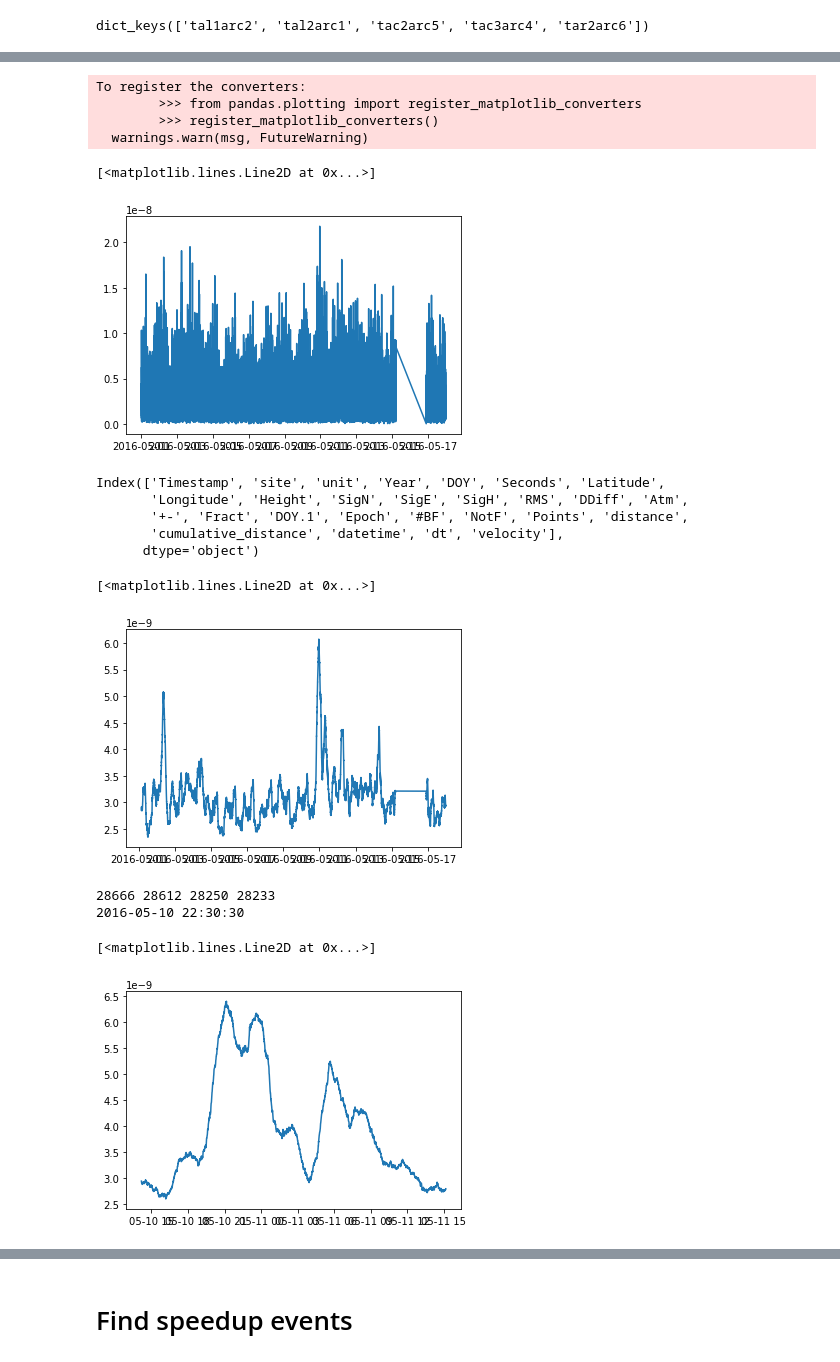
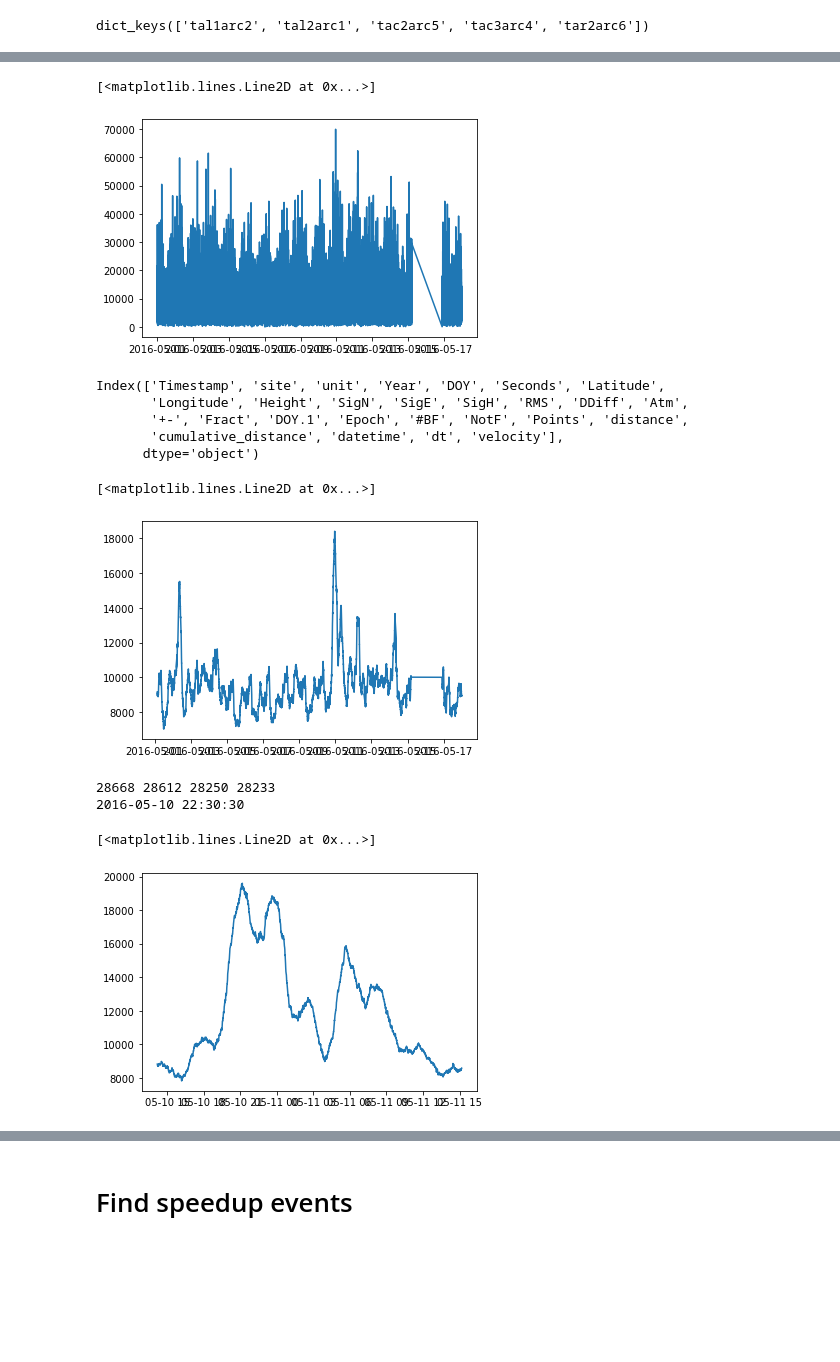
Before and after one commit to arrran/PhD_data_chapter, a Jupyter notebook: Jupyter/TASMAN/1_update_GNSS_details.ipynb, the cells around one changed output, grey strips where cells are left out. Cells and saved outputs as stored; diff of their text form; code cells hidden in the pictures; blank space fills up the shorter version.

Commit message:
distance working well in transverse mercator

```diff
--- a/Jupyter/TASMAN/1_update_GNSS_details.ipynb
+++ b/Jupyter/TASMAN/1_update_GNSS_details.ipynb
@@ -38 +40,9 @@ dict_keys(['tal1arc2', 'tal2arc1', 'tac2arc5', 'tac3arc4', 'tar2arc6'])
+# %%
+gdfs = {}
+
+for df in dfs:
+    geometry = [Point(xy) for xy in zip(dfs[df].Longitude, dfs[df].Latitude)]
+    gdfs[df] = GeoDataFrame(dfs[df], crs={'init': 'epsg:4326'}, geometry=geometry)
+
+    gdfs[df] = gdfs[df].rename(columns={'geometry': 'Points'}).set_geometry('Points').to_crs(epsg=2193)
 # %% [markdown]
@@ -40,19 +50,19 @@ dict_keys(['tal1arc2', 'tal2arc1', 'tac2arc5', 'tac3arc4', 'tar2arc6'])
 # %%
-for df in dfs:
+for gdf in gdfs:
+    gdfs[gdf] = gdfs[gdf].to_crs({'init': 'epsg:2193'} )
 
-    dfs[df]["Points"] = [Point(xy) for xy in zip(dfs[df].Latitude, dfs[df].Longitude)]
+    distance_from_prev = [Point.distance(gdfs[gdf].Points[i]) for i,Point in enumerate(gdfs[gdf].Points[1:])] #note the 1:, equivalent to i+1
+    distance_from_prev.insert(0,0)
+    gdfs[gdf]["distance"] =pd.Series( distance_from_prev)
 
-    distance_from_prev = [Point.distance(dfs[df].Points[i]) for i,Point in enumerate(dfs[df].Points[1:])] #note the 1:, equivalent to i+1
-    distance_from_prev.insert(0,0)
+    gdfs[gdf]["cumulative_distance"] = pd.Series.cumsum(gdfs[gdf]["distance"])
 
-    dfs[df]["distance"] =pd.Series( distance_from_prev)
+    gdfs[gdf]["datetime"] = pd.Series([datetime.datetime.fromtimestamp(timestamp) for timestamp in gdfs[gdf].Timestamp])
 
-    dfs[df]["cumulative_distance"] = dfs[df].distance.cumsum()
+    gdfs[gdf]["dt"] = gdfs[gdf]["Timestamp"].diff()
 
-    dfs[df]["datetime"] = pd.Series([datetime.datetime.fromtimestamp(timestamp) for timestamp in dfs[df].Timestamp])
+    gdfs[gdf]["velocity"] = pd.Series([d/gdfs[gdf].dt[i] for i,d in enumerate(gdfs[gdf]["distance"])])
 
-    dfs[df]["dt"] = dfs[df]["Timestamp"].diff()
-
-    dfs[df]["velocity"] = [d/dfs[df].dt[i] for i,d in enumerate(dfs[df].distance)]
+    gdfs[gdf]["velocity"] = gdfs[gdf]["velocity"].multiply(60*60*24*365.25) #convert to m/a
 
     dfs[df].to_csv(f"/Volumes/arc_02/whitefar/DATA/TASMAN/GNSS_ABSOLUTE/GNSS_dataframe/{df}_moreattributes.csv")
@@ -118,12 +92,8 @@ Name: Points, Length: 47167, dtype: object
 
 #     dfs[df] = dfs[df].rename(columns={'geometry': 'Points'})
 # %%
-plt.plot(dfs['tal1arc2'].datetime,dfs['tal1arc2'].velocity)
+plt.plot(gdfs['tal1arc2'].datetime,gdfs['tal1arc2'].velocity)
 # %% [output]
-To register the converters:
-        >>> from pandas.plotting import register_matplotlib_converters
-        >>> register_matplotlib_converters()
-  warnings.warn(msg, FutureWarning)
+[<matplotlib.lines.Line2D at 0x...>]
-[<matplotlib.lines.Line2D at 0x...>]
-[figure, old version]
+[figure, new version]
 # %%
@@ -135,27 +105,27 @@ Index(['Timestamp', 'site', 'unit', 'Year', 'DOY', 'Seconds', 'Latitude',
        'cumulative_distance', 'datetime', 'dt', 'velocity'],
       dtype='object')
 # %%
-plt.plot(dfs['tal1arc2'].datetime,dfs['tal1arc2'].velocity.rolling(window=400).mean())
+plt.plot(gdfs['tal1arc2'].datetime,gdfs['tal1arc2'].velocity.rolling(window=400).mean())
 # %% [output]
 [<matplotlib.lines.Line2D at 0x...>]
-[figure, old version]
+[figure, new version]
 # %%
-peak3 = np.argmax(dfs['tal1arc2'].velocity.rolling(window=300).mean().to_numpy()[300:])
-peak2 = np.argmax(dfs['tal1arc2'].velocity.rolling(window=200).mean().to_numpy()[200:])
-peak1 = np.argmax(dfs['tal1arc2'].velocity.rolling(window=100).mean().to_numpy()[100:])
-peak0 = np.argmax(dfs['tal1arc2'].velocity.rolling(window=10).mean().to_numpy()[10:])
+peak3 = np.argmax(gdfs['tal1arc2'].velocity.rolling(window=300).mean().to_numpy()[300:])
+peak2 = np.argmax(gdfs['tal1arc2'].velocity.rolling(window=200).mean().to_numpy()[200:])
+peak1 = np.argmax(gdfs['tal1arc2'].velocity.rolling(window=100).mean().to_numpy()[100:])
+peak0 = np.argmax(gdfs['tal1arc2'].velocity.rolling(window=10).mean().to_numpy()[10:])
 print(peak0,peak1,peak2,peak3)
-print(dfs['tal1arc2'].datetime[peak1])
+print(gdfs['tal1arc2'].datetime[peak1])
 # %% [output]
-28666 28612 28250 28233
+28668 28612 28250 28233
 2016-05-10 22:30:30
 # %%
 f = peak1-1000
 t = peak1 + 2000
-plt.plot(dfs['tal1arc2'].datetime[f:t],dfs['tal1arc2'].velocity.rolling(window=200).mean()[f:t])
+plt.plot(gdfs['tal1arc2'].datetime[f:t],gdfs['tal1arc2'].velocity.rolling(window=200).mean()[f:t])
 # %% [output]
 [<matplotlib.lines.Line2D at 0x...>]
-[figure, old version]
+[figure, new version]
 # %%
 f = peak1-760
 t = peak1 + 650
```
Also changed, not shown: parts of 15 cells of this notebook.
